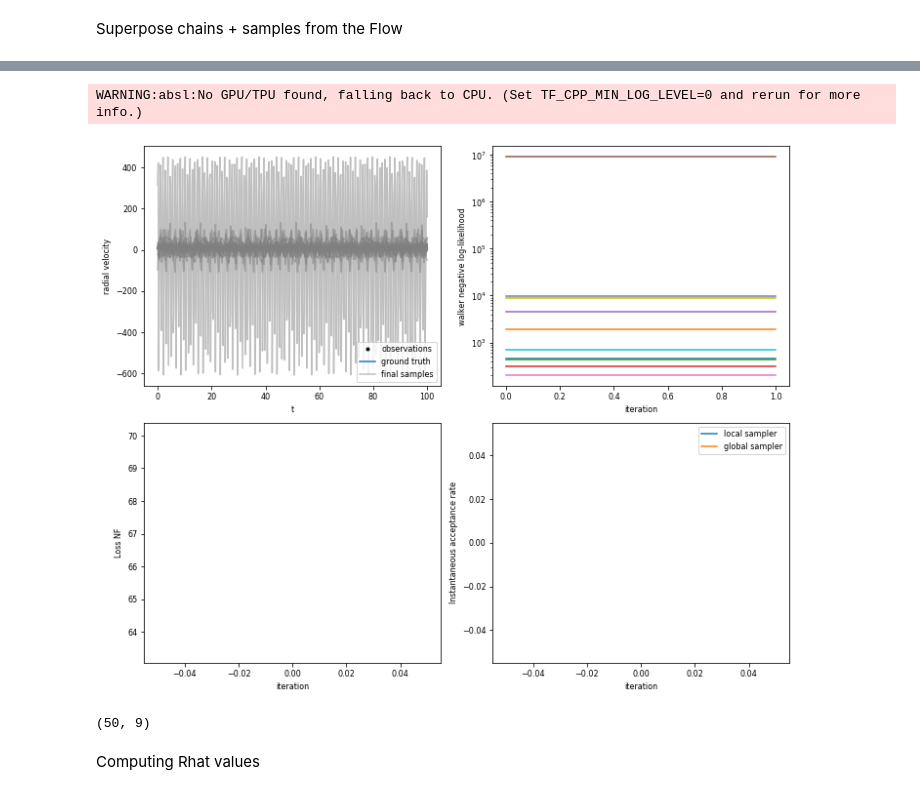
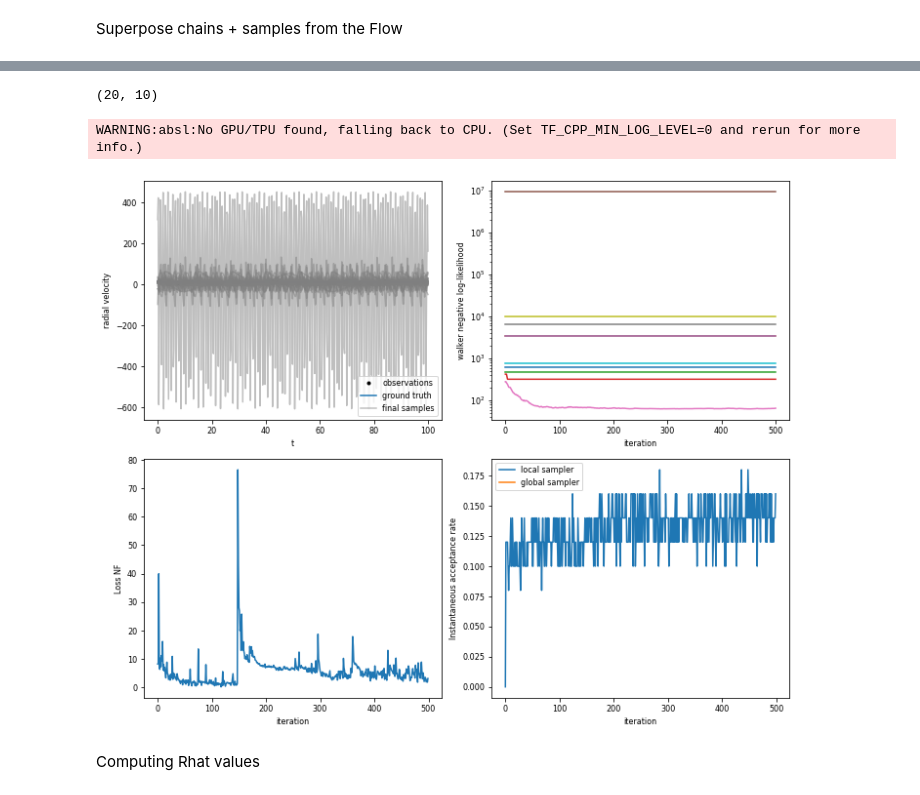
Before and after one commit to mhycheung/flowMC, a Jupyter notebook: example/kepler/visualize.ipynb, the cells around one changed output, grey strips where cells are left out. Drawn from its saved outputs; the diff is of its cells as text; code cells hidden in the pictures.

```diff
--- a/example/kepler/visualize.ipynb
+++ b/example/kepler/visualize.ipynb
@@ -99,19 +113,20 @@ for indices in [[0,1], [2,3], [4,5], [6,7]]:
+# %%
+loss_vals.shape
+# %% [output]
+(20, 10)
 # %%
 
 def log_posterior(x):
     return  log_likelihood(x.T, t, rv_err, rv_obs) + log_prior(x,**prior_kwargs)
 
+# loss_vals = loss_vals.reshape(5, 20).T.reshape(-1)
+loss_vals = loss_vals.reshape(-1)
+
 fig_results = draw_kepler_results(chains, true_params, t, rv_obs, loss_vals,
                                   local_accs, global_accs, rv_model, log_posterior, get_kepler_params_and_log_jac)
 # %% [output]
 WARNING:absl:No GPU/TPU found, falling back to CPU. (Set TF_CPP_MIN_LOG_LEVEL=0 and rerun for more info.)
-[figure, old version]
+[figure, new version]
-# %%
-prior_samples.shape
-nf_samples[1].shape
-optimized_init.shape
-# %% [output]
-(50, 9)
 # %% [markdown]
 Computing Rhat values
 # %%
```
Also changed, not shown: parts of 7 cells of this notebook, 1 other file.
